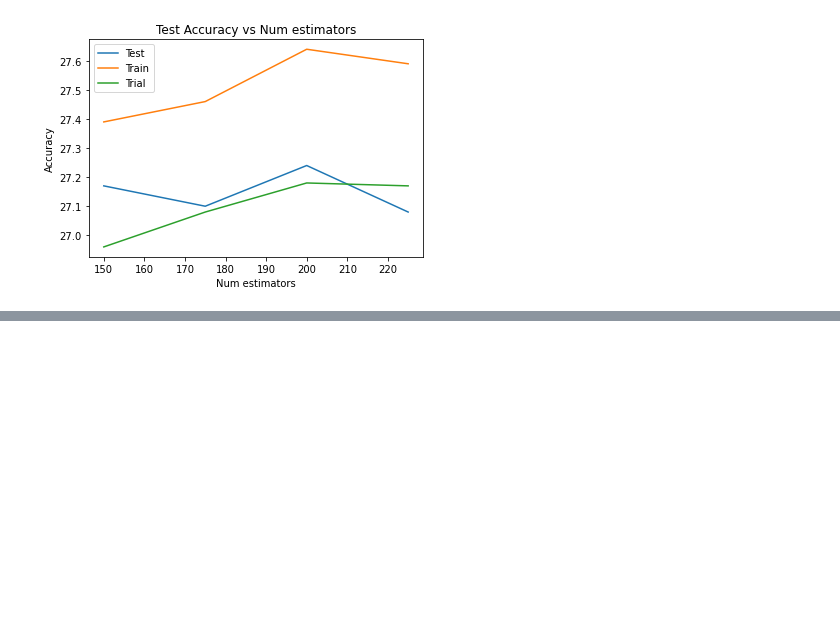
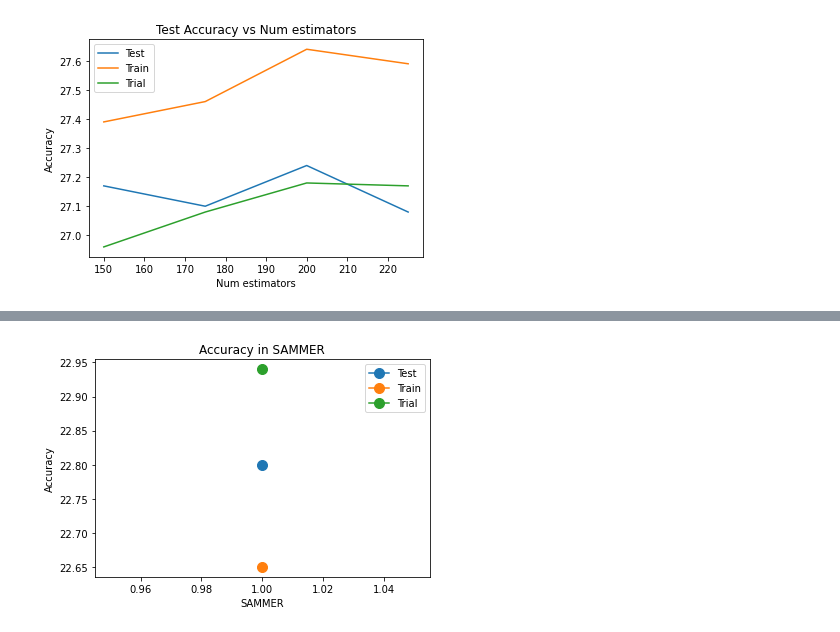
Before and after one commit to Karanjot-singh/Making-Emojis-More-Predictable, a Jupyter notebook: src/finalModels/AdaBoost/plots.ipynb, the cells around one changed output, grey strips where cells are left out. Saved outputs shown, nothing was run; the diff lists cells and outputs as text; code cells hidden in the pictures; blank space fills up the shorter version.

```diff
--- a/src/finalModels/AdaBoost/plots.ipynb
+++ b/src/finalModels/AdaBoost/plots.ipynb
@@ -48,12 +90,14 @@ trial_accuracy = [27.24]
 # %%
 
 plt.plot(itr, test_accuracy, label = "Test", marker="o", markersize=10,)
 plt.plot(itr, train_accuracy, label = "Train", marker="o", markersize=10,)
 plt.plot(itr, trial_accuracy, label = "Trial", marker="o", markersize=10,)
-plt.xlim(1, 1)
-plt.ylim(26, 28)
+# plt.xlim(1, 1)
+# plt.ylim(26, 28)
 plt.xlabel('SAMMER')
 plt.ylabel('Accuracy')
 plt.title('Accuracy in SAMMER')
 plt.legend()
 plt.show()
+# %% [output]
+[figure, added]
```
Also changed, not shown: parts of 7 cells of this notebook, 2 other files.
